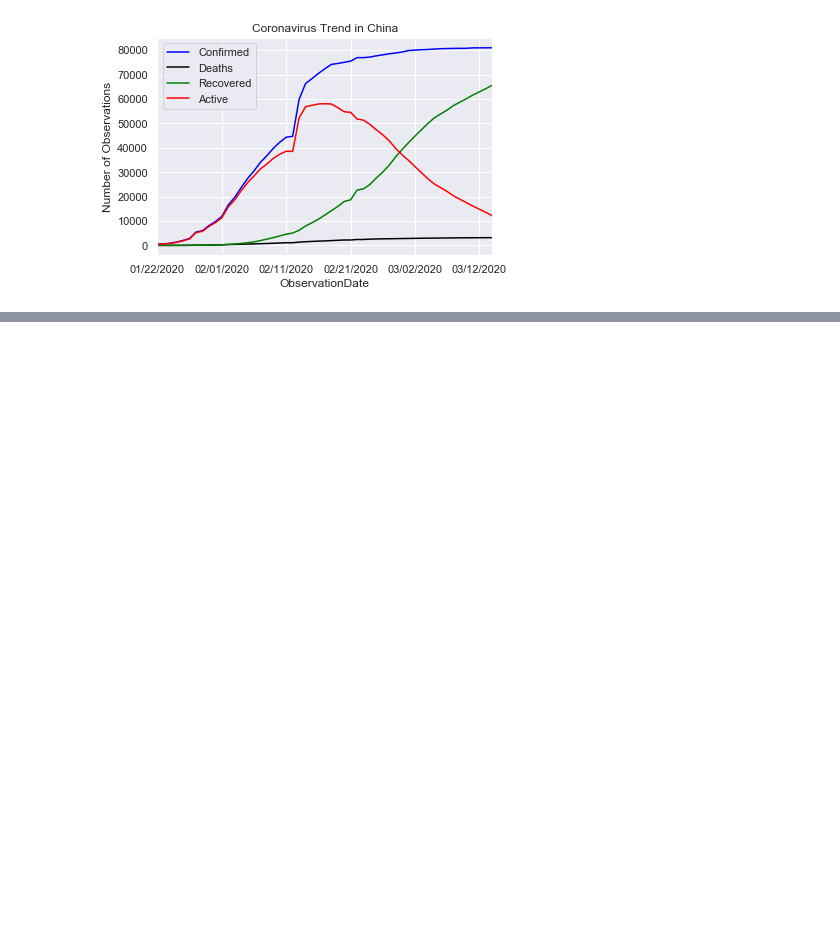
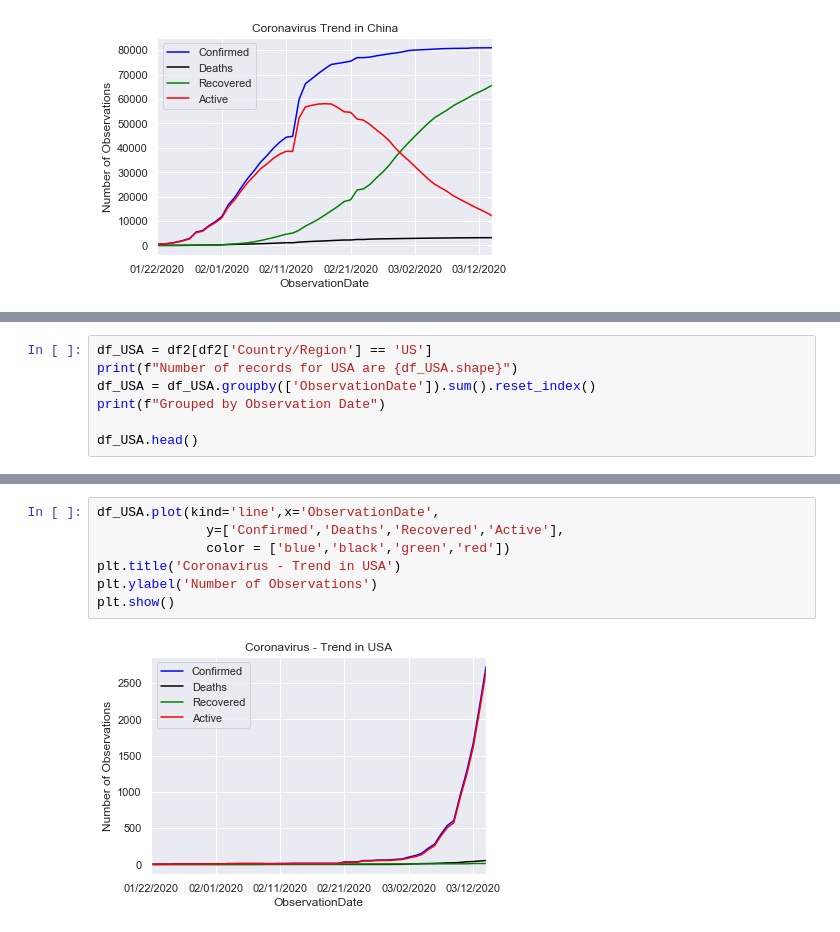
Before and after one commit to ThoaShook/Coronavirus-Analysis, a Jupyter notebook: Coronavirus_Analysis.ipynb, the cells around one changed output, grey strips where cells are left out. Cells and saved outputs as stored; diff of their text form; blank space fills up the shorter version.

```diff
--- a/Coronavirus_Analysis.ipynb
+++ b/Coronavirus_Analysis.ipynb
@@ -180,0 +270,7 @@ plt.show()
+# %%
+df_USA = df2[df2['Country/Region'] == 'US']
+print(f"Number of records for USA are {df_USA.shape}")
+df_USA = df_USA.groupby(['ObservationDate']).sum().reset_index()
+print(f"Grouped by Observation Date")
+
+df_USA.head()
@@ -180,0 +286,9 @@ plt.show()
+# %%
+df_USA.plot(kind='line',x='ObservationDate',
+              y=['Confirmed','Deaths','Recovered','Active'],
+              color = ['blue','black','green','red'])
+plt.title('Coronavirus - Trend in USA')
+plt.ylabel('Number of Observations')
+plt.show()
+# %% [output]
+[figure, added]
```
Also changed, not shown: parts of 24 cells of this notebook.
